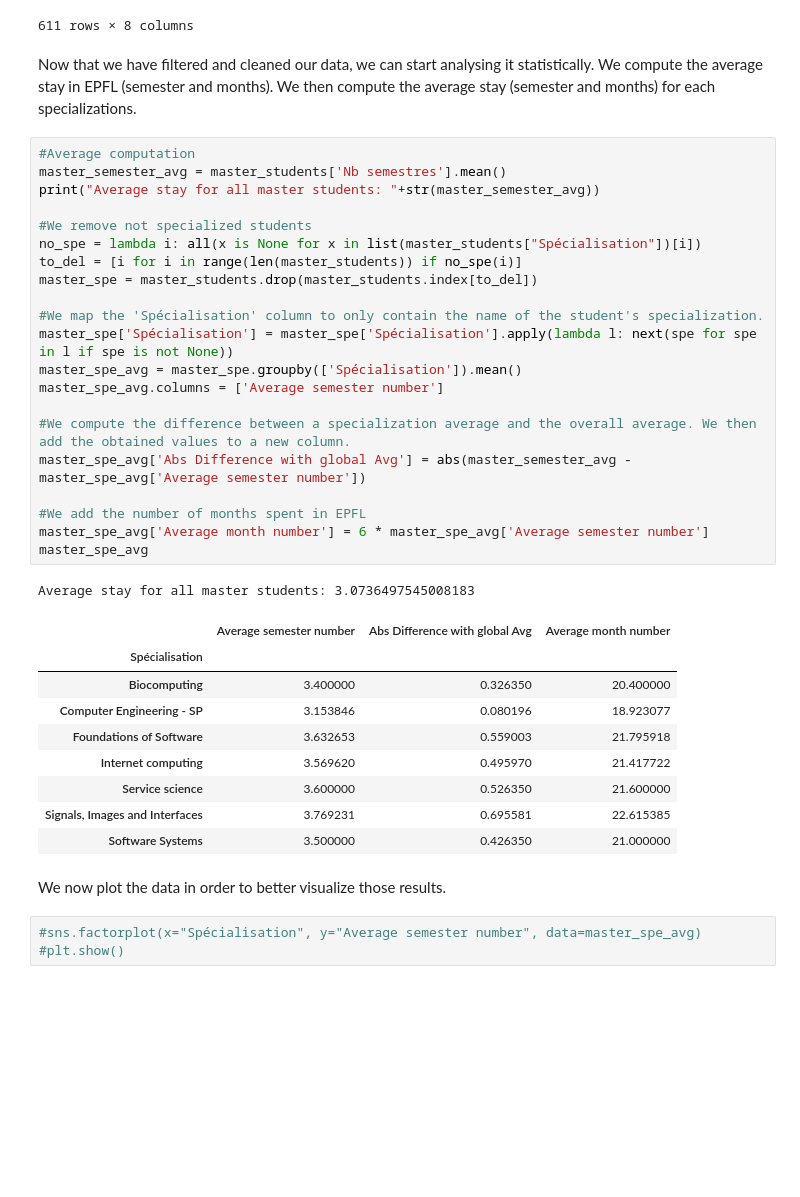
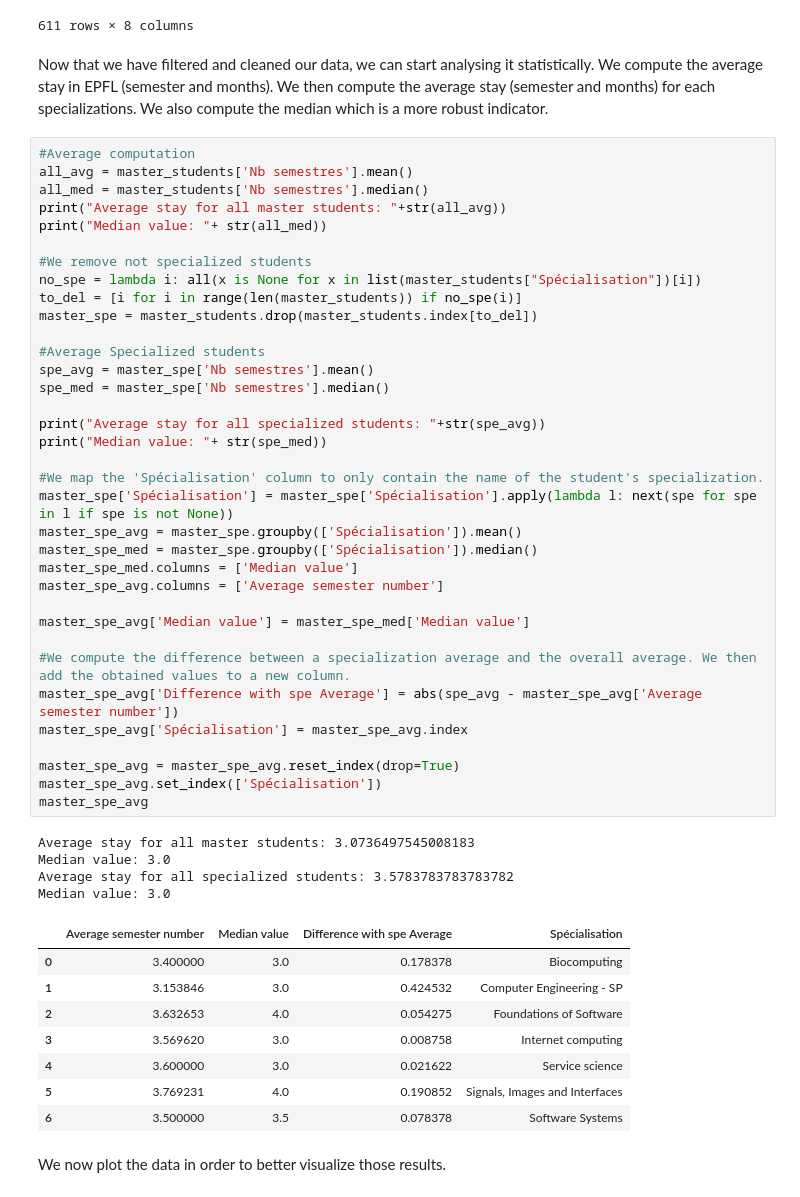
Before and after one commit to agpmilli/adaepfl, a Jupyter notebook: Homework/02 - Data from the Web/part2.ipynb, the cells around one changed output. Saved outputs shown, nothing was run; the diff lists cells and outputs as text; blank space fills up the shorter version.

```diff
--- a/Homework/02 - Data from the Web/part2.ipynb
+++ b/Homework/02 - Data from the Web/part2.ipynb
@@ -231,41 +231,54 @@ master_students
 611 rows × 8 columns
 # %% [markdown]
 Now that we have filtered and cleaned our data, we can start analysing it statistically. We compute the average stay in EPFL (semester and months).
-We then compute the average stay (semester and months) for each specializations.
+We then compute the average stay (semester and months) for each specializations. We also compute the median which is a more robust indicator.
 # %%
 #Average computation
-master_semester_avg = master_students['Nb semestres'].mean()
-print("Average stay for all master students: "+str(master_semester_avg))
+all_avg = master_students['Nb semestres'].mean()
+all_med = master_students['Nb semestres'].median()
+print("Average stay for all master students: "+str(all_avg))
+print("Median value: "+ str(all_med))
 
 #We remove not specialized students
 no_spe = lambda i: all(x is None for x in list(master_students["Spécialisation"])[i])
 to_del = [i for i in range(len(master_students)) if no_spe(i)]
 master_spe = master_students.drop(master_students.index[to_del])
 
+#Average Specialized students
+spe_avg = master_spe['Nb semestres'].mean()
+spe_med = master_spe['Nb semestres'].median()
+
+print("Average stay for all specialized students: "+str(spe_avg))
+print("Median value: "+ str(spe_med))
+
 #We map the 'Spécialisation' column to only contain the name of the student's specialization.
 master_spe['Spécialisation'] = master_spe['Spécialisation'].apply(lambda l: next(spe for spe in l if spe is not None))
 master_spe_avg = master_spe.groupby(['Spécialisation']).mean()
+master_spe_med = master_spe.groupby(['Spécialisation']).median()
+master_spe_med.columns = ['Median value']
 master_spe_avg.columns = ['Average semester number']
 
+master_spe_avg['Median value'] = master_spe_med['Median value']
+
 #We compute the difference between a specialization average and the overall average. We then add the obtained values to a new column.
-master_spe_avg['Abs Difference with global Avg'] = abs(master_semester_avg - master_spe_avg['Average semester number'])
+master_spe_avg['Difference with spe Average'] = abs(spe_avg - master_spe_avg['Average semester number'])
+master_spe_avg['Spécialisation'] = master_spe_avg.index
 
-#We add the number of months spent in EPFL
-master_spe_avg['Average month number'] = 6 * master_spe_avg['Average semester number']
+master_spe_avg = master_spe_avg.reset_index(drop=True)
+master_spe_avg.set_index(['Spécialisation'])
 master_spe_avg
 # %% [output]
 Average stay for all master students: 3.0736497545008183
+Median value: 3.0
+Average stay for all specialized students: 3.5783783783783782
+Median value: 3.0
-|  | Average semester number | Abs Difference with global Avg | Average month number |
-| Spécialisation |  |  |  |
-| Biocomputing | 3.400000 | 0.326350 | 20.400000 |
-| Computer Engineering - SP | 3.153846 | 0.080196 | 18.923077 |
-| Foundations of Software | 3.632653 | 0.559003 | 21.795918 |
-| Internet computing | 3.569620 | 0.495970 | 21.417722 |
-| Service science | 3.600000 | 0.526350 | 21.600000 |
-| Signals, Images and Interfaces | 3.769231 | 0.695581 | 22.615385 |
-| Software Systems | 3.500000 | 0.426350 | 21.000000 |
+|  | Average semester number | Median value | Difference with spe Average | Spécialisation |
+| 0 | 3.400000 | 3.0 | 0.178378 | Biocomputing |
+| 1 | 3.153846 | 3.0 | 0.424532 | Computer Engineering - SP |
+| 2 | 3.632653 | 4.0 | 0.054275 | Foundations of Software |
+| 3 | 3.569620 | 3.0 | 0.008758 | Internet computing |
+| 4 | 3.600000 | 3.0 | 0.021622 | Service science |
+| 5 | 3.769231 | 4.0 | 0.190852 | Signals, Images and Interfaces |
+| 6 | 3.500000 | 3.5 | 0.078378 | Software Systems |
 # %% [markdown]
 We now plot the data in order to better visualize those results.
-# %%
-#sns.factorplot(x="Spécialisation", y="Average semester number", data=master_spe_avg)
-#plt.show()
```
Also changed, not shown: parts of 1 cell of this notebook.
